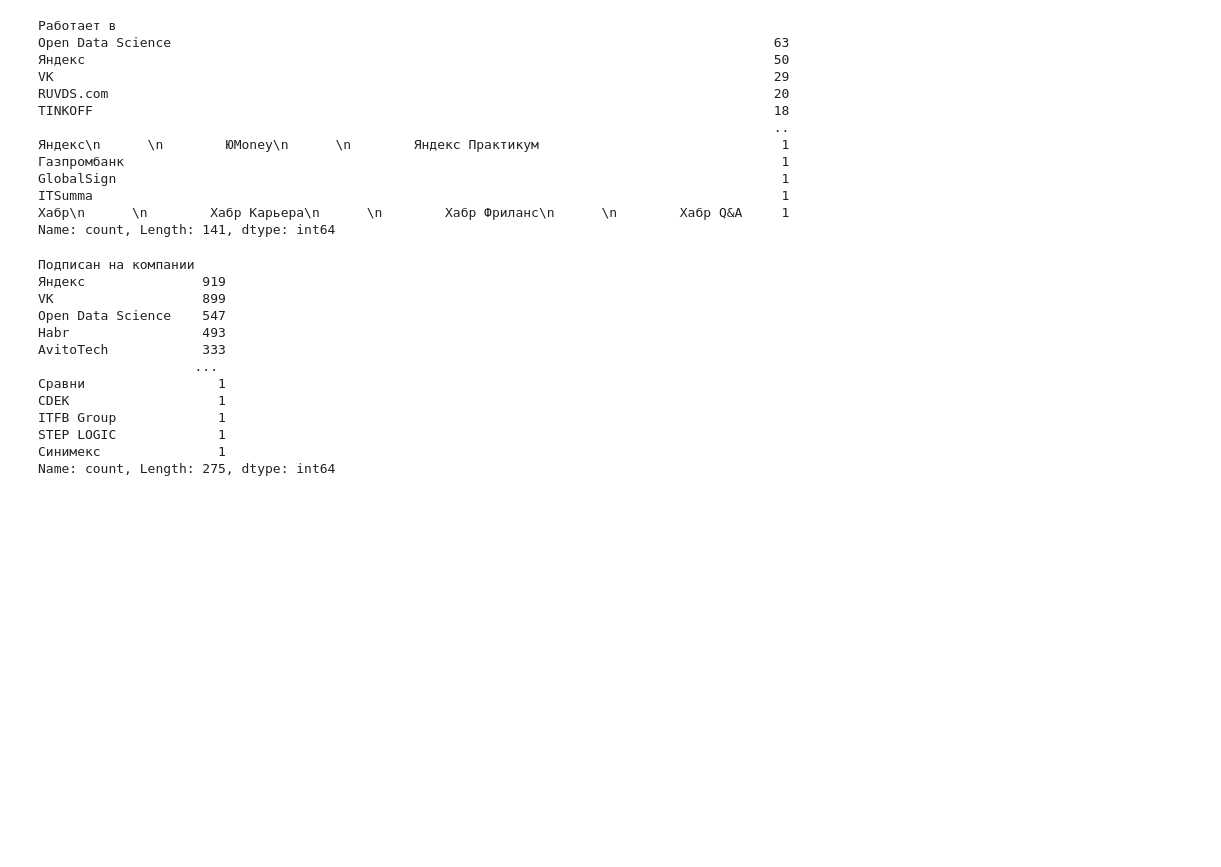
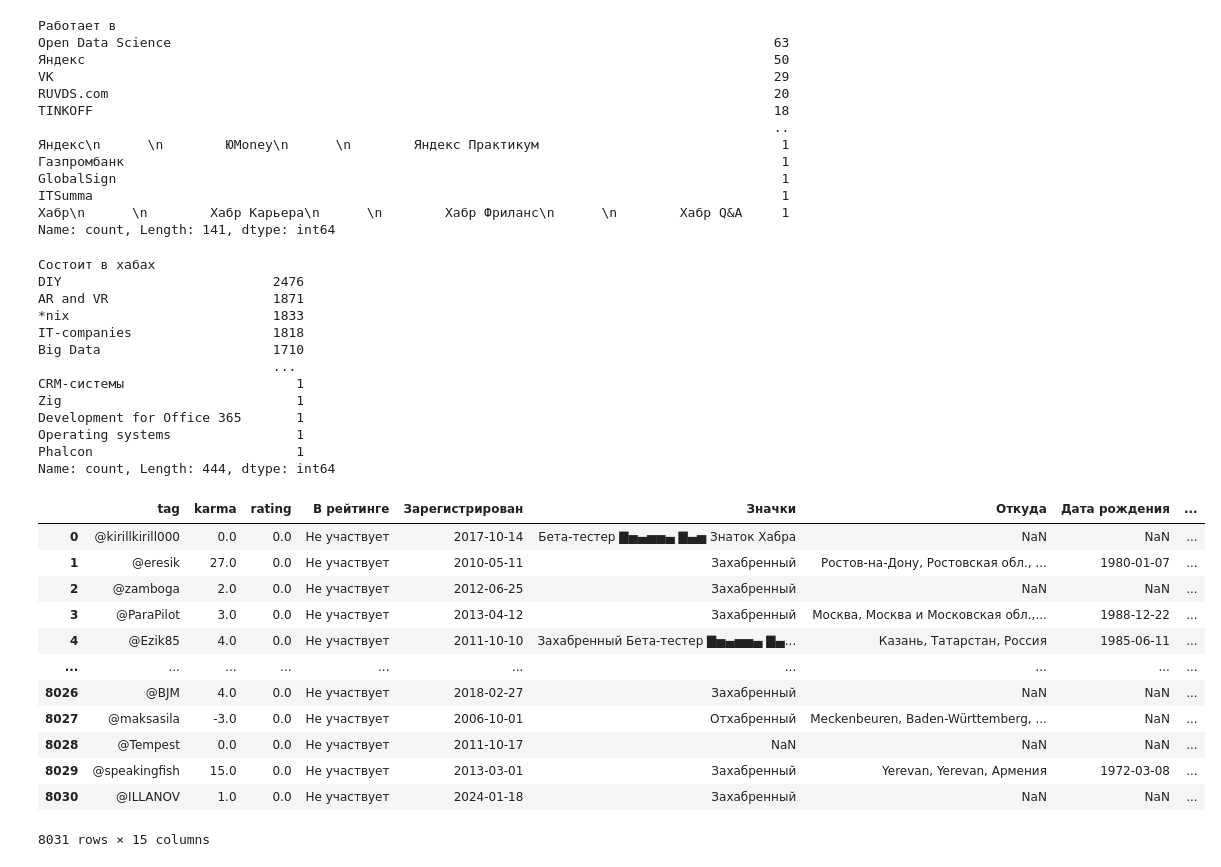
Before and after one commit to Mayonnaise-Slap/ICT-2024-practice, a Jupyter notebook: analysis/main.ipynb, the cells around one changed output. Drawn from its saved outputs; the diff is of its cells as text; code cells hidden in the pictures; blank space fills up the shorter version.

Commit message:
rescraped users

```diff
--- a/analysis/main.ipynb
+++ b/analysis/main.ipynb
@@ -30,18 +30,34 @@ ITSumma
 Хабр\n      \n        Хабр Карьера\n      \n        Хабр Фриланс\n      \n        Хабр Q&A     1
 Name: count, Length: 141, dtype: int64
 # %%
-user_data["Подписан на компании"][user_data["Подписан на компании"].notna()].explode().value_counts()
+user_data["Состоит в хабах"].dropna().explode().value_counts()
 # %% [output]
-Подписан на компании
-Яндекс               919
-VK                   899
-Open Data Science    547
-Habr                 493
-AvitoTech            333
-                    ...
-Сравни                 1
-CDEK                   1
-ITFB Group             1
-STEP LOGIC             1
-Синимекс               1
-Name: count, Length: 275, dtype: int64
+Состоит в хабах
+DIY                           2476
+AR and VR                     1871
+*nix                          1833
+IT-companies                  1818
+Big Data                      1710
+                              ...
+CRM-системы                      1
+Zig                              1
+Development for Office 365       1
+Operating systems                1
+Phalcon                          1
+Name: count, Length: 444, dtype: int64
+# %%
+user_data
+# %% [output]
+|  | tag | karma | rating | В рейтинге | Зарегистрирован | Значки | Откуда | Дата рождения | ... |
+| 0 | @kirillkirill000 | 0.0 | 0.0 | Не участвует | 2017-10-14 | Бета-тестер ▇▅▄▅▅▄ ▇▄▅ Знаток Хабра | NaN | NaN | ... |
+| 1 | @eresik | 27.0 | 0.0 | Не участвует | 2010-05-11 | Захабренный | Ростов-на-Дону, Ростовская обл., ... | 1980-01-07 | ... |
+| 2 | @zamboga | 2.0 | 0.0 | Не участвует | 2012-06-25 | Захабренный | NaN | NaN | ... |
+| 3 | @ParaPilot | 3.0 | 0.0 | Не участвует | 2013-04-12 | Захабренный | Москва, Москва и Московская обл.,... | 1988-12-22 | ... |
+| 4 | @Ezik85 | 4.0 | 0.0 | Не участвует | 2011-10-10 | Захабренный Бета-тестер ▇▅▄▅▅▄ ▇▄... | Казань, Татарстан, Россия | 1985-06-11 | ... |
+| ... | ... | ... | ... | ... | ... | ... | ... | ... | ... |
+| 8026 | @BJM | 4.0 | 0.0 | Не участвует | 2018-02-27 | Захабренный | NaN | NaN | ... |
+| 8027 | @maksasila | -3.0 | 0.0 | Не участвует | 2006-10-01 | Отхабренный | Meckenbeuren, Baden-Württemberg, ... | NaN | ... |
+| 8028 | @Tempest | 0.0 | 0.0 | Не участвует | 2011-10-17 | NaN | NaN | NaN | ... |
+| 8029 | @speakingfish | 15.0 | 0.0 | Не участвует | 2013-03-01 | Захабренный | Yerevan, Yerevan, Армения | 1972-03-08 | ... |
+| 8030 | @ILLANOV | 1.0 | 0.0 | Не участвует | 2024-01-18 | Захабренный | NaN | NaN | ... |
+8031 rows × 15 columns
```
Also changed, not shown: parts of 1 cell of this notebook, 2 other files.
